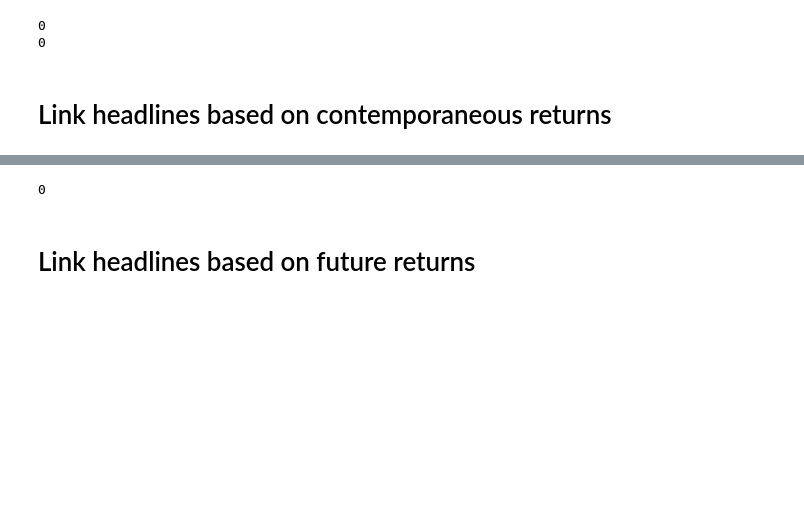
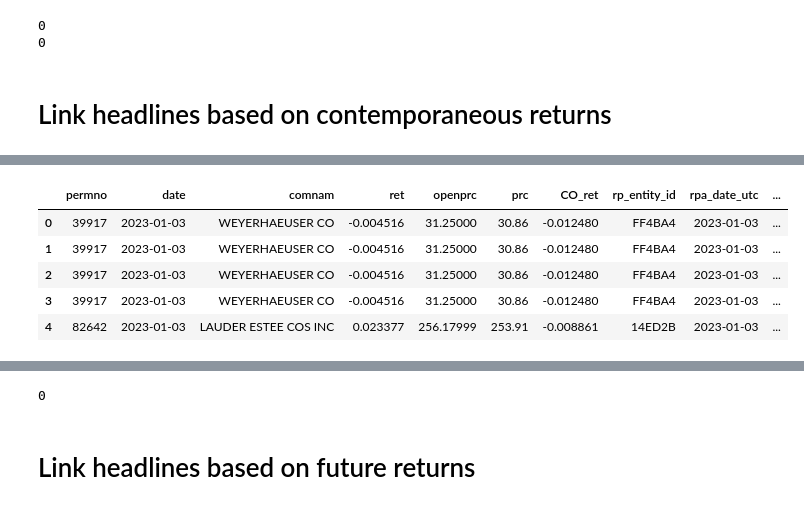
Before and after one commit to Connorwz/Topic-Modeling-in-Finance, a Jupyter notebook: Data Collection and Preprocessing/Contem and Futrue Ret_2023.ipynb, the cells around one changed output, grey strips where cells are left out. Saved outputs shown, nothing was run; the diff lists cells and outputs as text; code cells hidden in the pictures; blank space fills up the shorter version.

```diff
--- a/Data Collection and Preprocessing/Contem and Futrue Ret_2023.ipynb
+++ b/Data Collection and Preprocessing/Contem and Futrue Ret_2023.ipynb
@@ -176,3 +157,13 @@ RP_2023 = RP_2023[RP_2023.rp_entity_id.isin(sp500_2023_RPid.rp_entity_id.unique(
+# %%
+RP_2023.rpa_date_utc = pd.to_datetime(RP_2023.rpa_date_utc)
+sp500_2023_RPid.merge(RP_2023,left_on = ["date","rp_entity_id"], right_on = ["rpa_date_utc","rp_entity_id"]).head()
+# %% [output]
+|  | permno | date | comnam | ret | openprc | prc | CO_ret | rp_entity_id | rpa_date_utc | ... |
+| 0 | 39917 | 2023-01-03 | WEYERHAEUSER CO | -0.004516 | 31.25000 | 30.86 | -0.012480 | FF4BA4 | 2023-01-03 | ... |
+| 1 | 39917 | 2023-01-03 | WEYERHAEUSER CO | -0.004516 | 31.25000 | 30.86 | -0.012480 | FF4BA4 | 2023-01-03 | ... |
+| 2 | 39917 | 2023-01-03 | WEYERHAEUSER CO | -0.004516 | 31.25000 | 30.86 | -0.012480 | FF4BA4 | 2023-01-03 | ... |
+| 3 | 39917 | 2023-01-03 | WEYERHAEUSER CO | -0.004516 | 31.25000 | 30.86 | -0.012480 | FF4BA4 | 2023-01-03 | ... |
+| 4 | 82642 | 2023-01-03 | LAUDER ESTEE COS INC | 0.023377 | 256.17999 | 253.91 | -0.008861 | 14ED2B | 2023-01-03 | ... |
 # %%
 RP_2023.set_index("timestamp_utc",inplace= True)
 RP_2023["timestamp_NY"] = pd.to_datetime(RP_2023.index).tz_localize("UTC").tz_convert("America/New_York")
```
Also changed, not shown: parts of 20 cells of this notebook.
